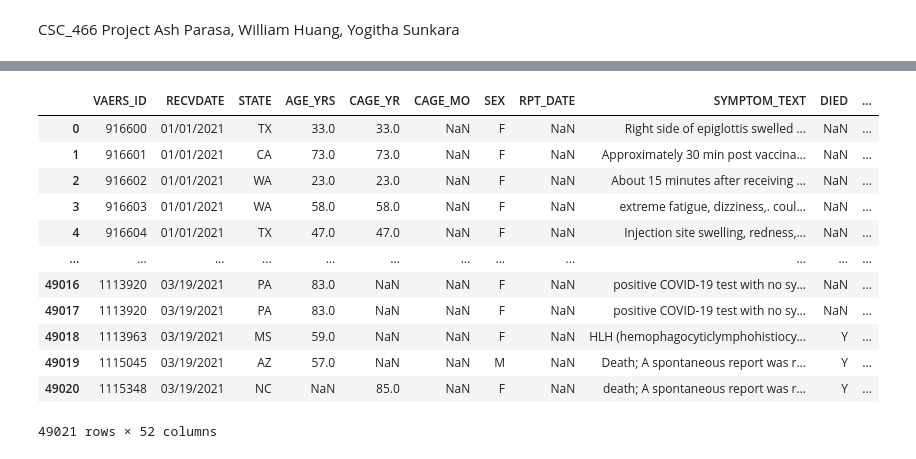
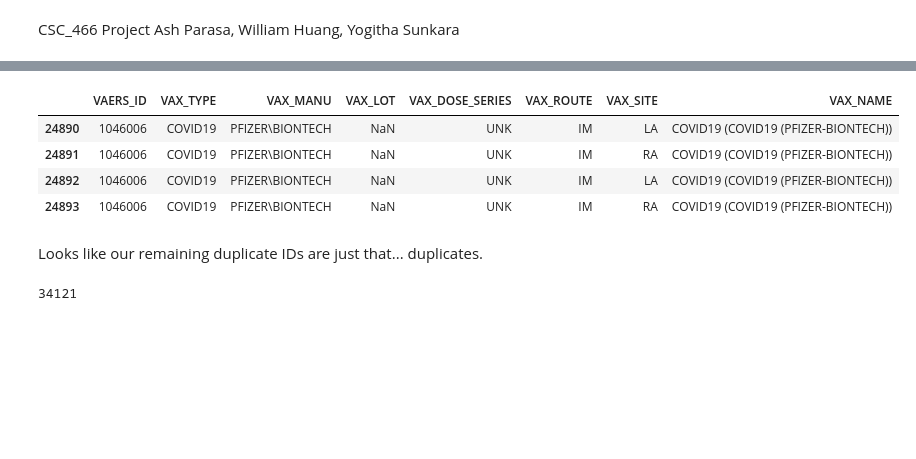
Before and after one commit to ysunkara/CSC_466, a Jupyter notebook: Project.ipynb, the cells around one changed output, grey strips where cells are left out. Cells and saved outputs as stored; diff of their text form; code cells hidden in the pictures; blank space fills up the shorter version.

```diff
--- a/Project.ipynb
+++ b/Project.ipynb
@@ -15 +128,12 @@ df_data = pd.read_csv(f"{home}/CSC_466/2021VAERSDATA.csv", encoding="latin1")
+# %%
+# Look at one ID and see what's going on here
+clean_vax[clean_vax['VAERS_ID'] == 1046006]
+# %% [output]
+|  | VAERS_ID | VAX_TYPE | VAX_MANU | VAX_LOT | VAX_DOSE_SERIES | VAX_ROUTE | VAX_SITE | VAX_NAME |
+| 24890 | 1046006 | COVID19 | PFIZER\BIONTECH | NaN | UNK | IM | LA | COVID19 (COVID19 (PFIZER-BIONTECH)) |
+| 24891 | 1046006 | COVID19 | PFIZER\BIONTECH | NaN | UNK | IM | RA | COVID19 (COVID19 (PFIZER-BIONTECH)) |
+| 24892 | 1046006 | COVID19 | PFIZER\BIONTECH | NaN | UNK | IM | LA | COVID19 (COVID19 (PFIZER-BIONTECH)) |
+| 24893 | 1046006 | COVID19 | PFIZER\BIONTECH | NaN | UNK | IM | RA | COVID19 (COVID19 (PFIZER-BIONTECH)) |
+# %% [markdown]
+Looks like our remaining duplicate IDs are just that... duplicates.
 # %%
@@ -18,16 +140,0 @@ df_covid = pd.merge(df_half, df_vax)
-# %%
-df_covid
-# %% [output]
-|  | VAERS_ID | RECVDATE | STATE | AGE_YRS | CAGE_YR | CAGE_MO | SEX | RPT_DATE | SYMPTOM_TEXT | DIED | ... |
-| 0 | 916600 | 01/01/2021 | TX | 33.0 | 33.0 | NaN | F | NaN | Right side of epiglottis swelled ... | NaN | ... |
-| 1 | 916601 | 01/01/2021 | CA | 73.0 | 73.0 | NaN | F | NaN | Approximately 30 min post vaccina... | NaN | ... |
-| 2 | 916602 | 01/01/2021 | WA | 23.0 | 23.0 | NaN | F | NaN | About 15 minutes after receiving ... | NaN | ... |
-| 3 | 916603 | 01/01/2021 | WA | 58.0 | 58.0 | NaN | F | NaN | extreme fatigue, dizziness,. coul... | NaN | ... |
-| 4 | 916604 | 01/01/2021 | TX | 47.0 | 47.0 | NaN | F | NaN | Injection site swelling, redness,... | NaN | ... |
-| ... | ... | ... | ... | ... | ... | ... | ... | ... | ... | ... | ... |
-| 49016 | 1113920 | 03/19/2021 | PA | 83.0 | NaN | NaN | F | NaN | positive COVID-19 test with no sy... | NaN | ... |
-| 49017 | 1113920 | 03/19/2021 | PA | 83.0 | NaN | NaN | F | NaN | positive COVID-19 test with no sy... | NaN | ... |
-| 49018 | 1113963 | 03/19/2021 | MS | 59.0 | NaN | NaN | F | NaN | HLH (hemophagocyticlymphohistiocy... | Y | ... |
-| 49019 | 1115045 | 03/19/2021 | AZ | 57.0 | NaN | NaN | M | NaN | Death; A spontaneous report was r... | Y | ... |
-| 49020 | 1115348 | 03/19/2021 | NC | NaN | 85.0 | NaN | F | NaN | death; A spontaneous report was r... | Y | ... |
-49021 rows × 52 columns
@@ -33,0 +143,4 @@ df_covid
+# %%
+df_covid['VAERS_ID'].unique().size
+# %% [output]
+34121
```
Also changed, not shown: parts of 15 cells of this notebook.
